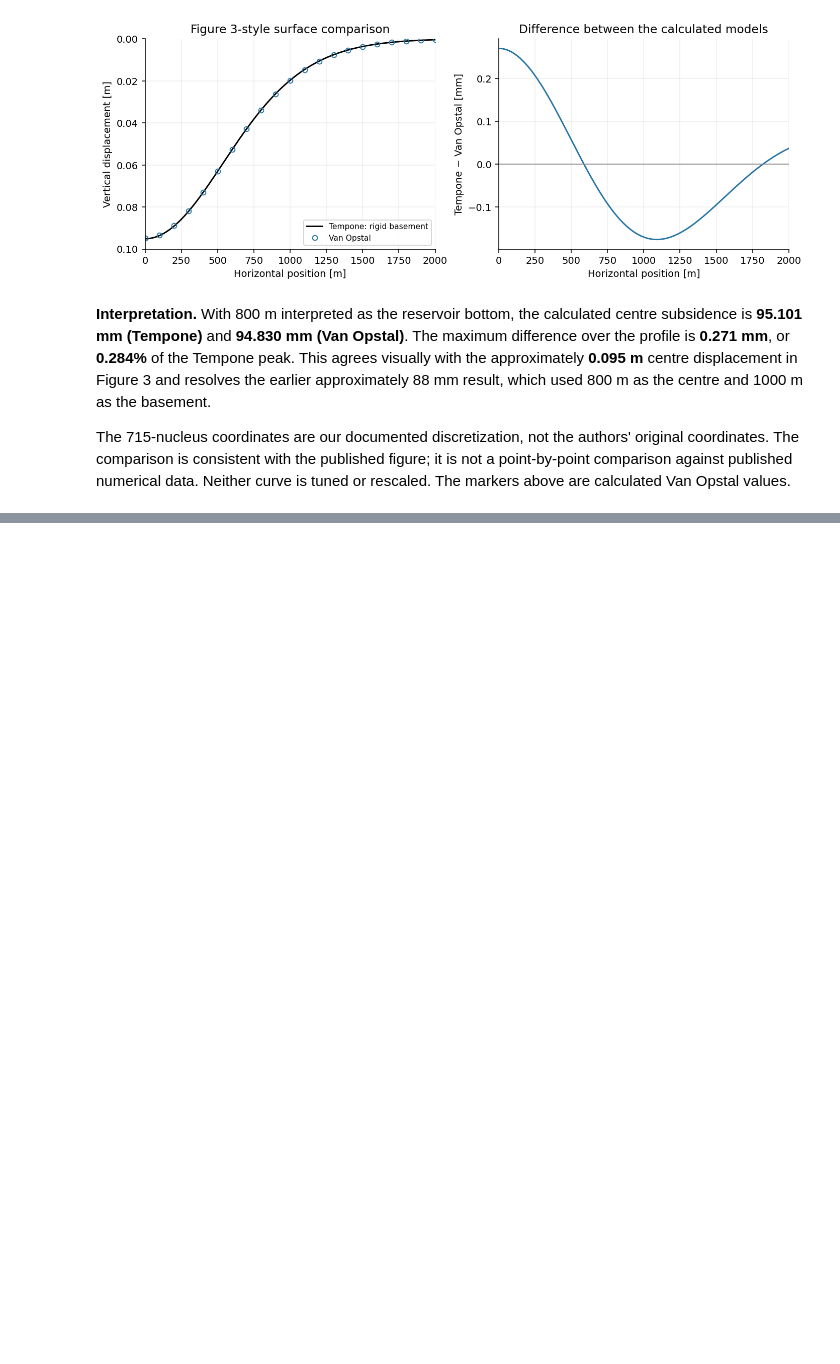
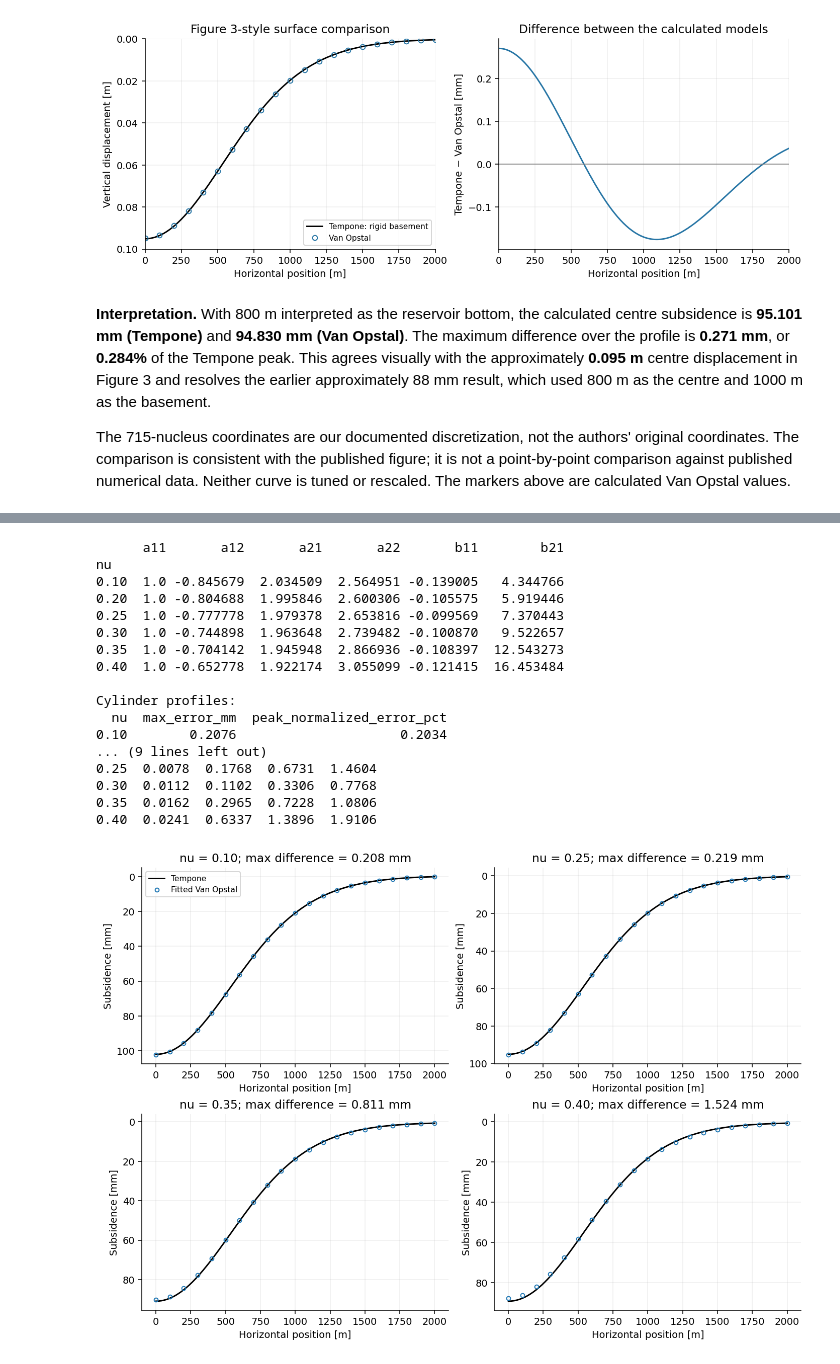
Before and after one commit to asengel/subsidence-model, a Jupyter notebook: subsidence.ipynb, the cells around one changed output, grey strips where cells are left out. Saved outputs shown, nothing was run; the diff lists cells and outputs as text; code cells hidden in the pictures; blank space fills up the shorter version.

```diff
--- a/subsidence.ipynb
+++ b/subsidence.ipynb
@@ -174,0 +236,56 @@ Neither curve is tuned or rescaled. The markers above are calculated Van Opstal
+# %%
+nu_values = [0.10, 0.20, 0.25, 0.30, 0.35, 0.40]
+coefficient_table = pd.DataFrame([fit_coefficients(v) for v in nu_values],
+                               index=nu_values, columns=['a11', 'a12', 'a21', 'a22', 'b11', 'b21'])
+coefficient_table.index.name = 'nu'
+print(coefficient_table.round(6).to_string())
+
+fig, axes = plt.subplots(2, 2, figsize=(10, 7), layout='constrained')
+bowl_results = []
+x_compare = np.linspace(0, 2000, 101)
+for ax, v in zip(axes.flat, [0.10, 0.25, 0.35, 0.40]):
+    fitted = subsidence(x_compare, 0.0, sources, van_opstal, v)
+    reference = subsidence(x_compare, 0.0, sources, tempone, v)
+    error_mm = 1000*np.max(np.abs(fitted-reference))
+    error_pct = 100*np.max(np.abs(fitted-reference))/np.max(np.abs(reference))
+    bowl_results.append([v, error_mm, error_pct])
+    ax.plot(x_compare, reference*1000, color='black', label='Tempone')
+    ax.plot(x_compare[::5], fitted[::5]*1000, 'o', mfc='none', ms=4, label='Fitted Van Opstal')
+    ax.set(xlabel='Horizontal position [m]', ylabel='Subsidence [mm]',
+           title=f'nu = {v:.2f}; max difference = {error_mm:.3f} mm')
+    ax.invert_yaxis()
+axes[0, 0].legend(fontsize=8)
+plt.show()
+print('\nCylinder profiles:')
+print(pd.DataFrame(bowl_results, columns=['nu', 'max_error_mm', 'peak_normalized_error_pct']).round(4).to_string(index=False))
+
+r_scaled = np.linspace(0, 4, 401)
+kernel_errors = []
+for v in nu_values:
+    for depth_ratio in [0.30, 0.60, 0.80, 0.95]:
+        reference = tempone(r_scaled, depth_ratio, 1.0, v)
+        fitted = van_opstal(r_scaled, depth_ratio, 1.0, v)
+        kernel_errors.append([v, depth_ratio,
+                              100*np.max(np.abs(fitted-reference))/np.max(np.abs(reference))])
+errors = pd.DataFrame(kernel_errors, columns=['nu', 'c/k', 'error_pct'])
+print('\nPoint-source maximum errors / Tempone peak [%]:')
+print(errors.pivot(index='nu', columns='c/k', values='error_pct').round(4).to_string())
+# %% [output]
+      a11       a12       a21       a22       b11        b21
+nu
+0.10  1.0 -0.845679  2.034509  2.564951 -0.139005   4.344766
+0.20  1.0 -0.804688  1.995846  2.600306 -0.105575   5.919446
+0.25  1.0 -0.777778  1.979378  2.653816 -0.099569   7.370443
+0.30  1.0 -0.744898  1.963648  2.739482 -0.100870   9.522657
+0.35  1.0 -0.704142  1.945948  2.866936 -0.108397  12.543273
+0.40  1.0 -0.652778  1.922174  3.055099 -0.121415  16.453484
+
+Cylinder profiles:
+  nu  max_error_mm  peak_normalized_error_pct
+0.10        0.2076                     0.2034
+... (9 lines left out)
+0.25  0.0078  0.1768  0.6731  1.4604
+0.30  0.0112  0.1102  0.3306  0.7768
+0.35  0.0162  0.2965  0.7228  1.0806
+0.40  0.0241  0.6337  1.3896  1.9106
+[figure, added]
```
Also changed, not shown: parts of 11 cells of this notebook, 1 other file.
